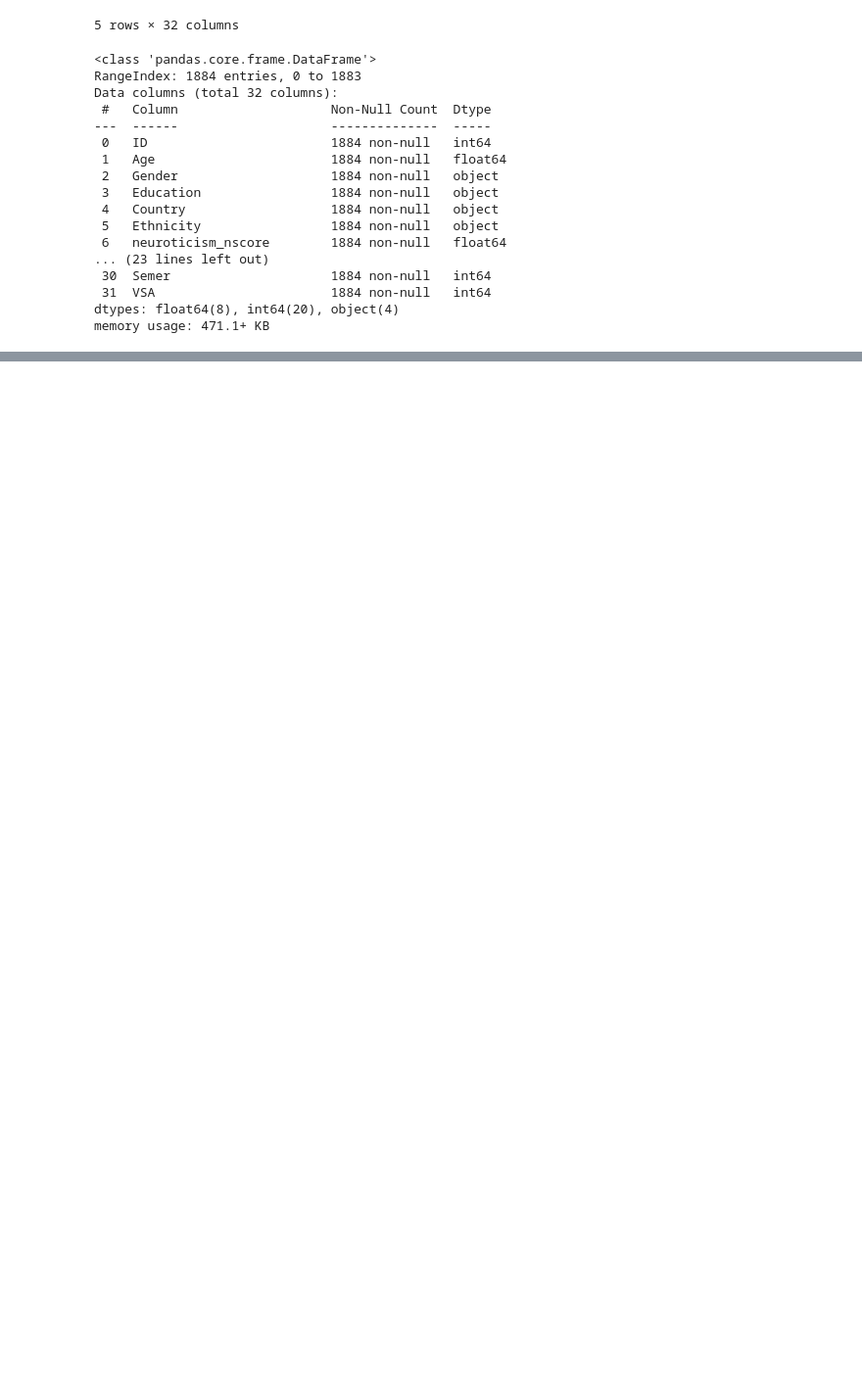
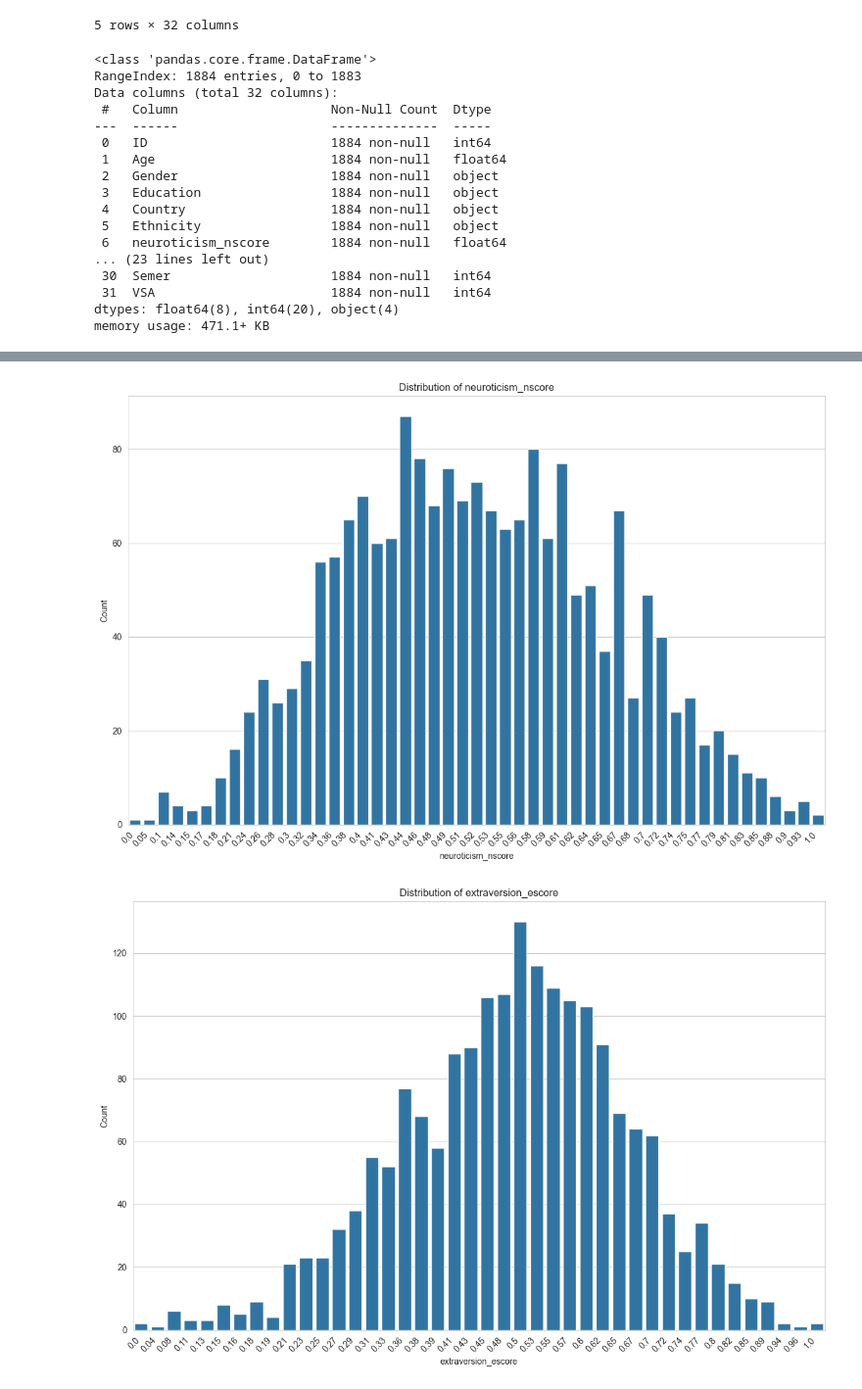
Before and after one commit to josephstar48/drug_consumption_analysis, a Jupyter notebook: notebooks/02_data_cleaning.ipynb, the cells around one changed output, grey strips where cells are left out. Shown: that part at 98% size. Cells and saved outputs as stored; diff of their text form; code cells hidden in the pictures; blank space fills up the shorter version.

Commit message:
Adds code t ocomplete cleaning files, update readme, and initial work for visualization

```diff
--- a/notebooks/02_data_cleaning.ipynb
+++ b/notebooks/02_data_cleaning.ipynb
@@ -156,0 +150,9 @@ cleaned_drug_df.describe()
+# %%
+"""
+Creates a drug_intensity_position column representing total consumption across substances.
+"""
+drug_cols = ['Alcohol', 'Amphet', 'Amyl', 'Benzos', 'Caff', 'Cannabis', 'Choc', 'Coke', 'Crack', 'Ecstasy', 'Heroin', 'Ketamine', 'Legalh', 'LSD', 'Meth', 'Mushrooms', 'Nicotine', 'Semer', 'VSA']
+
+renamed_columns_df_copy = renamed_columns_df.copy()
+
+added_column_df = add_drug_intensity_position(renamed_columns_df_copy, drug_cols)
@@ -156,0 +169,5 @@ cleaned_drug_df.describe()
+# %%
+""" Changes column names for some of the drug column names to be more descriptive. """
+
+added_column_df_copy = added_column_df.copy()
+renamed_drug_headers_df = rename_drug_columns(added_column_df_copy)
@@ -156,0 +194,10 @@ cleaned_drug_df.describe()
+# %%
+"""
+Transforms personality traits scores to numeric values between 0 and 1. This makes comparisons cleaner and more intuitive when plotting graphs
+"""
+
+personality_trait_lst = renamed_drug_headers_df[['neuroticism_nscore','extraversion_escore','openness_oscore', 'agreeableness_ascore', 'conscientiousness_cscore', 'impulsivity_impulsive', 'sensation_seeking_ss']].columns.tolist()
+
+renamed_drug_headers_df_copy = renamed_drug_headers_df.copy()
+
+added_min_max_personality_df = apply_min_max_scaling(renamed_drug_headers_df_copy, personality_trait_lst)
@@ -156,0 +214,4 @@ cleaned_drug_df.describe()
+# %%
+added_min_max_personality_df[['neuroticism_nscore','extraversion_escore','openness_oscore', 'agreeableness_ascore', 'conscientiousness_cscore', 'impulsivity_impulsive', 'sensation_seeking_ss']] = added_min_max_personality_df[['neuroticism_nscore','extraversion_escore','openness_oscore', 'agreeableness_ascore', 'conscientiousness_cscore', 'impulsivity_impulsive', 'sensation_seeking_ss']].round(2)
+
+added_min_max_personality_df.info()
@@ -156,0 +236,11 @@ cleaned_drug_df.describe()
+# %%
+""" Creates function to visualize and verify data balance across demographics, gender, and personality traits. """
+
+demographic_cols_lst = added_min_max_personality_df[['neuroticism_nscore','extraversion_escore','openness_oscore', 'agreeableness_ascore', 'conscientiousness_cscore', 'impulsivity_impulsive', 'sensation_seeking_ss']].columns.tolist()
+
+personality_traits_lst = added_min_max_personality_df[['Age', 'Gender', 'Education', 'Country', 'Ethnicity']].columns.tolist()
+
+visualize_data_balance(added_min_max_personality_df, demographic_cols_lst, personality_traits_lst)
+# %% [output]
+[figure, added]
+[figure, added]
```
Also changed, not shown: parts of 27 cells of this notebook, 4 other files.
